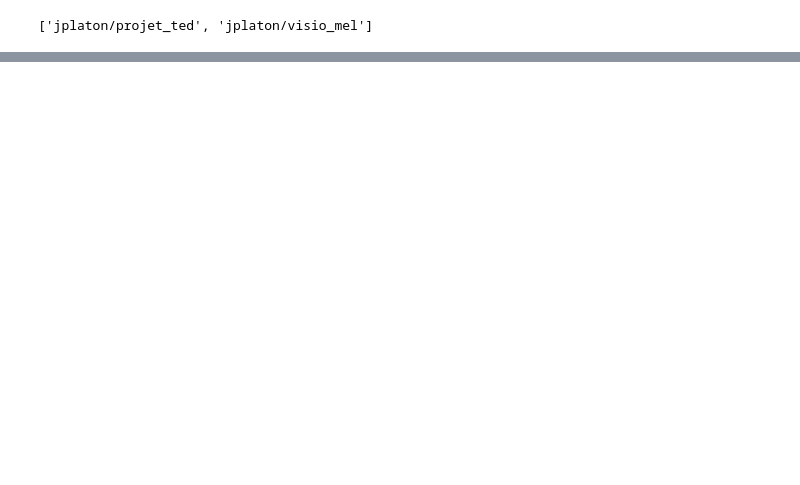
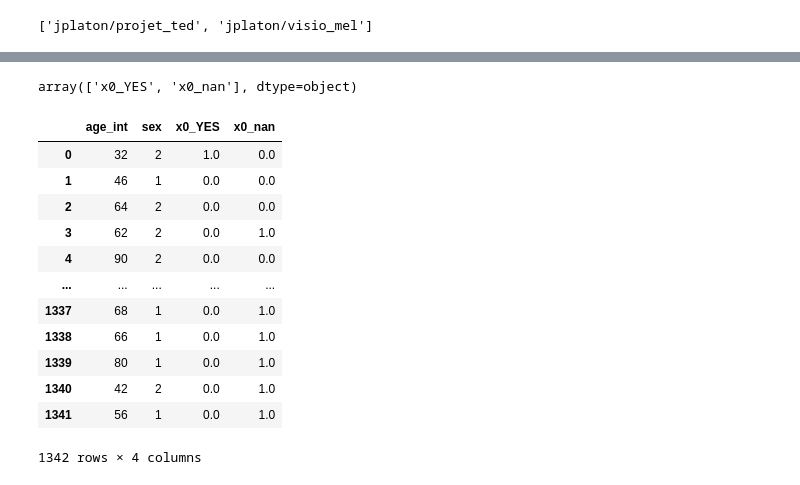
Before and after one commit to johnplt/visiomel-melanoma-iavengers, a Jupyter notebook: notebook/visiomel.ipynb, the cells around one changed output, grey strips where cells are left out. Cells and saved outputs as stored; diff of their text form; code cells hidden in the pictures; blank space fills up the shorter version.

```diff
--- a/notebook/visiomel.ipynb
+++ b/notebook/visiomel.ipynb
@@ -47,0 +147,45 @@ with fs.open(FILE_PATH_TEST_S3, mode="rb") as file_in:
+# %%
+# define an encoder for melanoma_history
+
+enc = OneHotEncoder(drop="first", sparse_output=False)
+enc.fit(np.array(train_metadata["melanoma_history"]).reshape(-1, 1))
+enc.get_feature_names_out()
+# %% [output]
+array(['x0_YES', 'x0_nan'], dtype=object)
+# %%
+def preprocess_feats(df=train_metadata):
+    feats = df.copy()
+    # take the first age in the range and convert to integer
+    feats["age_int"] = feats.age.str.slice(1, 3).astype(int)
+    X = pd.concat(
+        [
+            feats[["age_int", "sex"]],
+            pd.DataFrame(
+                enc.transform(np.array(feats["melanoma_history"]).reshape(-1, 1)),
+                columns=enc.get_feature_names_out(),
+                index=feats.index,
+            ),
+        ],
+        axis=1,
+    )
+
+    return X
+# %%
+# preprocess features
+
+X = preprocess_feats(train_metadata)
+X
+# %% [output]
+|  | age_int | sex | x0_YES | x0_nan |
+| 0 | 32 | 2 | 1.0 | 0.0 |
+| 1 | 46 | 1 | 0.0 | 0.0 |
+| 2 | 64 | 2 | 0.0 | 0.0 |
+| 3 | 62 | 2 | 0.0 | 1.0 |
+| 4 | 90 | 2 | 0.0 | 0.0 |
+| ... | ... | ... | ... | ... |
+| 1337 | 68 | 1 | 0.0 | 1.0 |
+| 1338 | 66 | 1 | 0.0 | 1.0 |
+| 1339 | 80 | 1 | 0.0 | 1.0 |
+| 1340 | 42 | 2 | 0.0 | 1.0 |
+| 1341 | 56 | 1 | 0.0 | 1.0 |
+1342 rows × 4 columns
```
Also changed, not shown: parts of 31 cells of this notebook.
